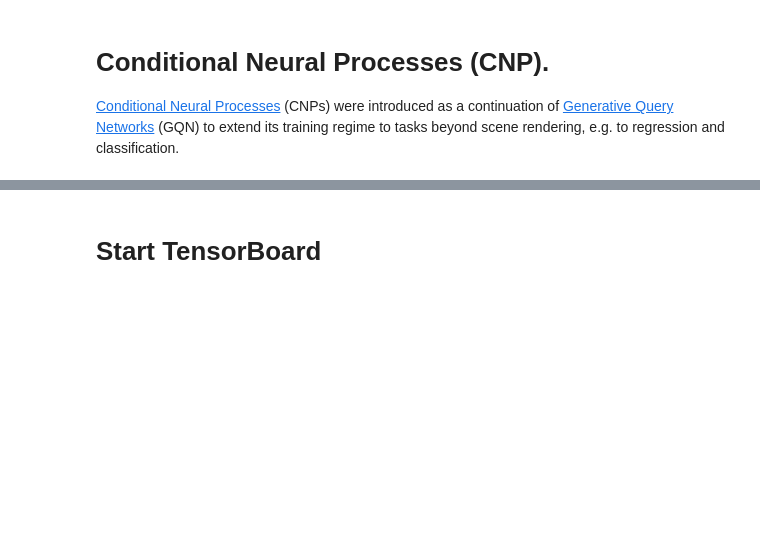
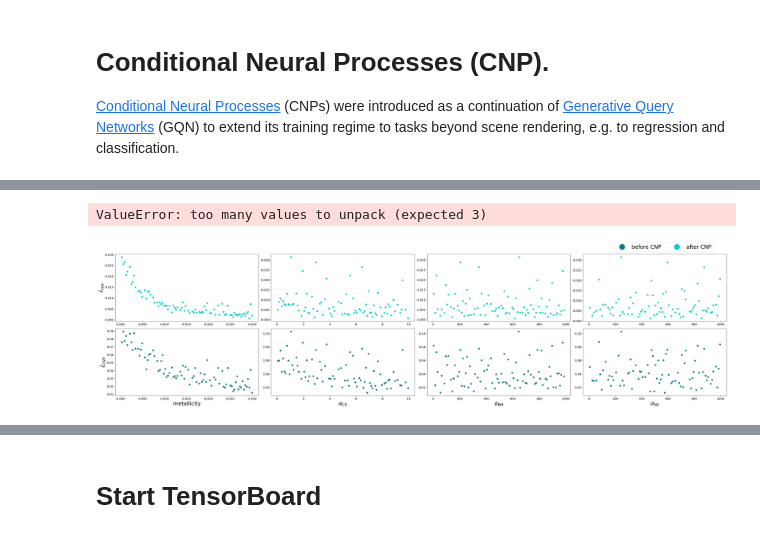
Before and after one commit to annkasch/resolve, a Jupyter notebook: examples/binary-black-hole/run_cnp/conditional_neural_process_training.ipynb, the cells around one changed output, grey strips where cells are left out. Cells and saved outputs as stored; diff of their text form; code cells hidden in the pictures; blank space fills up the shorter version.

```diff
--- a/examples/binary-black-hole/run_cnp/conditional_neural_process_training.ipynb
+++ b/examples/binary-black-hole/run_cnp/conditional_neural_process_training.ipynb
@@ -280,0 +91,16 @@ with open(f"{path_out}/cnp_{version}_summary.json", "w") as f:
+# %%
+dataset_test = DataGeneration(mode = "testing",
+                                config_file=config_file,
+                                path_to_files=config_file["path_settings"]["path_to_files_train"],
+                                batch_size=BATCH_SIZE,
+                                files_per_batch=FILES_PER_BATCH)
+
+# set the feature mean and std from the training set
+if config_file["feature_settings"]["use_normalization"] != False:
+    dataset_test.feature_mean = dataset_train.feature_mean
+    dataset_test.feature_std = dataset_train.feature_std
+
+dataset_test.set_loader()
+metric,_,_ = trainer.evaluate(dataset_test)
+# %% [output]
+ValueError: too many values to unpack (expected 3)
@@ -280,0 +146,39 @@ with open(f"{path_out}/cnp_{version}_summary.json", "w") as f:
+# %%
+
+def get_marginalized(x_data, y_data, x_min, x_max, keep_axis, grid_steps=500):
+        """
+        Marginalizes predictions over all but one feature using random sampling when only one
+        prediction is available per sample (y_hf has shape (n_samples, 1)).
+        """
+
+        x_keep = x_data[:, keep_axis]
+
+        # Define bins along the kept axis in the original scale.
+        bin_edges = np.linspace(x_min, x_max, grid_steps + 1)
+        bin_centers = (bin_edges[:-1] + bin_edges[1:]) / 2.0
+
+        # For each bin, compute the median and 1σ percentiles (16th and 84th) from the samples in the bin.
+        medians = np.empty(grid_steps)
+        lower_vals = np.empty(grid_steps)
+        upper_vals = np.empty(grid_steps)
+        for i in range(grid_steps):
+            # Use a half-open interval except for the last bin.
+            if i < grid_steps - 1:
+                mask = (x_keep >= bin_edges[i]) & (x_keep < bin_edges[i+1])
+            else:
+                mask = (x_keep >= bin_edges[i]) & (x_keep <= bin_edges[i+1])
+            if np.sum(mask) > 0:
+                bin_values = y_data[mask]
+                medians[i] = np.median(bin_values)
+                lower_vals[i] = np.percentile(bin_values, 16)
+                upper_vals[i] = np.percentile(bin_values, 84)
+            else:
+                medians[i] = np.nan
+                lower_vals[i] = np.nan
+                upper_vals[i] = np.nan
+
+        # Compute errors for plotting (errorbars represent the distance from the median to the percentiles)
+        lower_error = medians - lower_vals
+        upper_error = upper_vals - medians
+
+        return bin_centers, medians, lower_error, upper_error
@@ -280,0 +279,6 @@ with open(f"{path_out}/cnp_{version}_summary.json", "w") as f:
+# %%
+fig=get_marginialized_all(config_file=config_file)
+
+fig.savefig(f'{path_out}/cnp_{version}_output.png')
+# %% [output]
+[figure, added]
```
Also changed, not shown: parts of 12 cells of this notebook, 9 other files.
